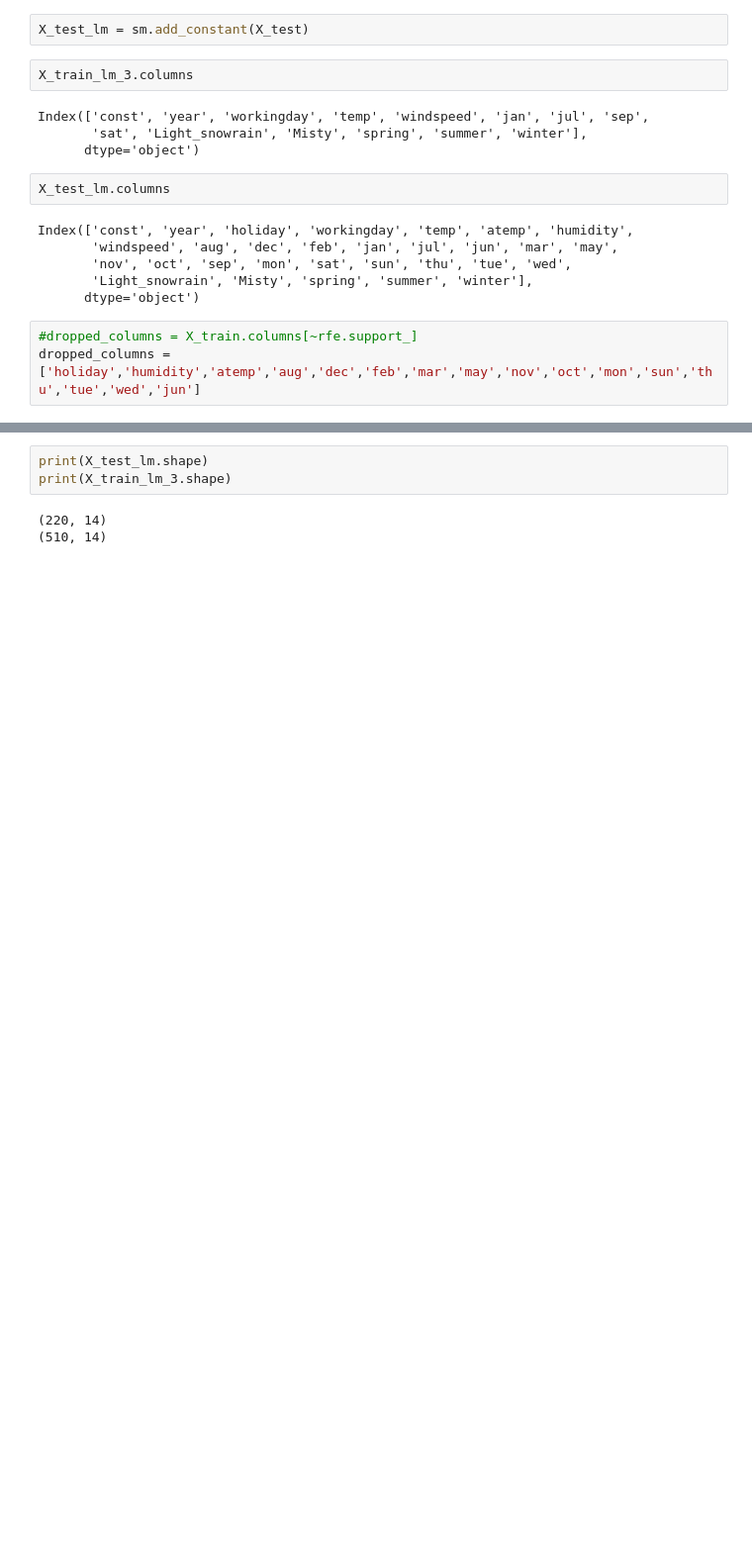
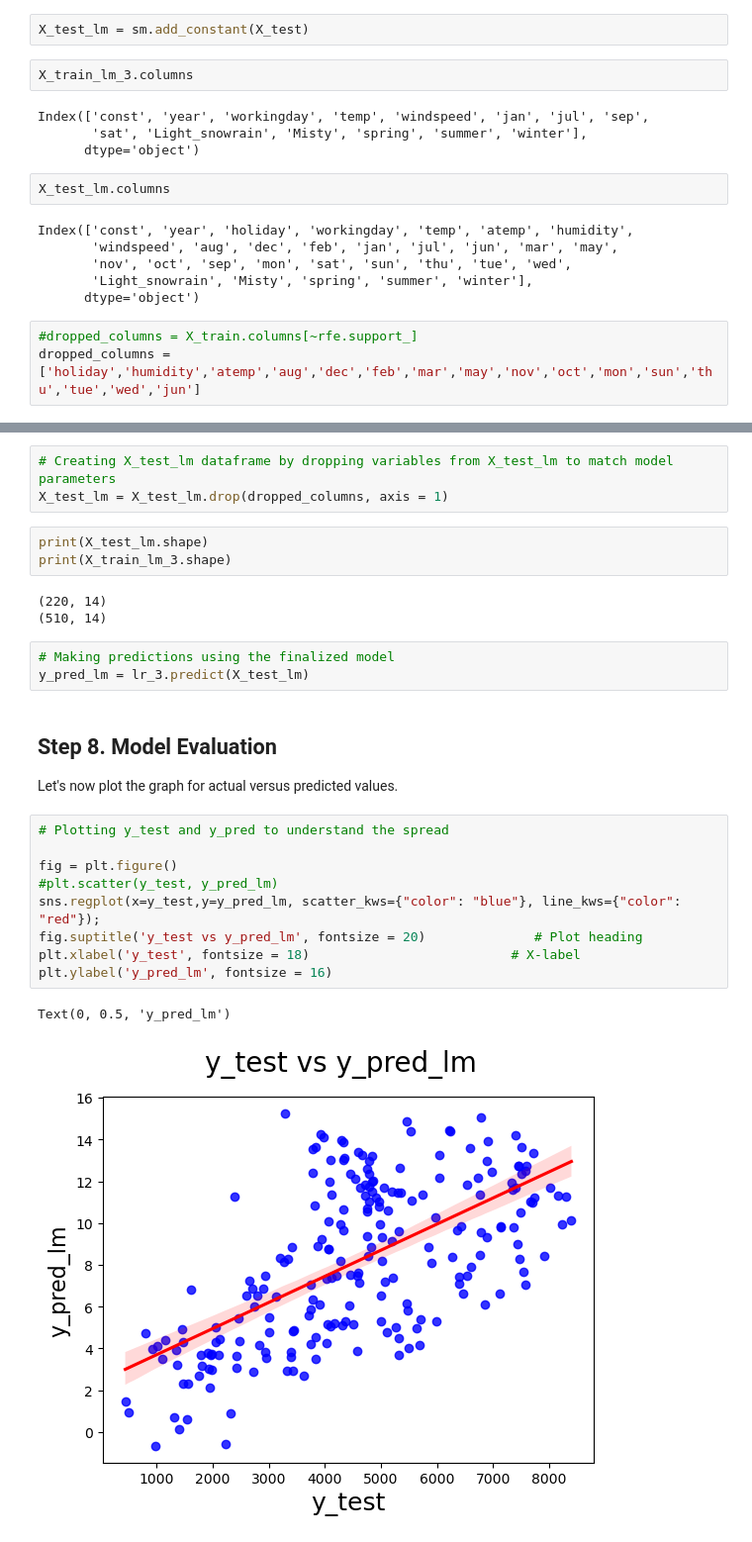
Before and after one commit to RajaniGopal/Boombikes_CaseStudy, a Jupyter notebook: Linear_Regression_Assignment_Rajani.ipynb, the cells around one changed output, grey strips where cells are left out. Shown at 99% size. Drawn from its saved outputs; the diff is of its cells as text; blank space fills up the shorter version.

```diff
--- a/Linear_Regression_Assignment_Rajani.ipynb
+++ b/Linear_Regression_Assignment_Rajani.ipynb
@@ -864,6 +861,28 @@ X_test_lm = X_test_lm.drop(dropped_columns, axis = 1)
-# %%
-print(X_test_lm.shape)
-print(X_train_lm_3.shape)
-# %% [output]
-(220, 14)
-(510, 14)
+# %%
+# Creating X_test_lm dataframe by dropping variables from X_test_lm to match model parameters
+X_test_lm = X_test_lm.drop(dropped_columns, axis = 1)
+# %%
+print(X_test_lm.shape)
+print(X_train_lm_3.shape)
+# %% [output]
+(220, 14)
+(510, 14)
+# %%
+# Making predictions using the finalized model
+y_pred_lm = lr_3.predict(X_test_lm)
+# %% [markdown]
+## Step 8. Model Evaluation
+
+Let's now plot the graph for actual versus predicted values.
+# %%
+# Plotting y_test and y_pred to understand the spread
+
+fig = plt.figure()
+#plt.scatter(y_test, y_pred_lm)
+sns.regplot(x=y_test,y=y_pred_lm, scatter_kws={"color": "blue"}, line_kws={"color": "red"});
+fig.suptitle('y_test vs y_pred_lm', fontsize = 20)              # Plot heading
+plt.xlabel('y_test', fontsize = 18)                          # X-label
+plt.ylabel('y_pred_lm', fontsize = 16)
+# %% [output]
+Text(0, 0.5, 'y_pred_lm')
+[figure, added]
```
Also changed, not shown: parts of 30 cells of this notebook.
